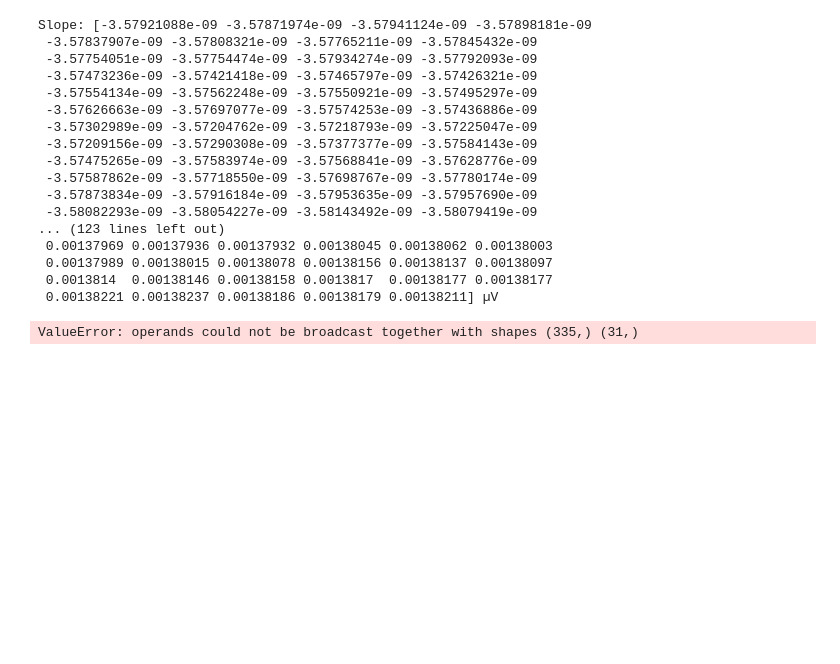
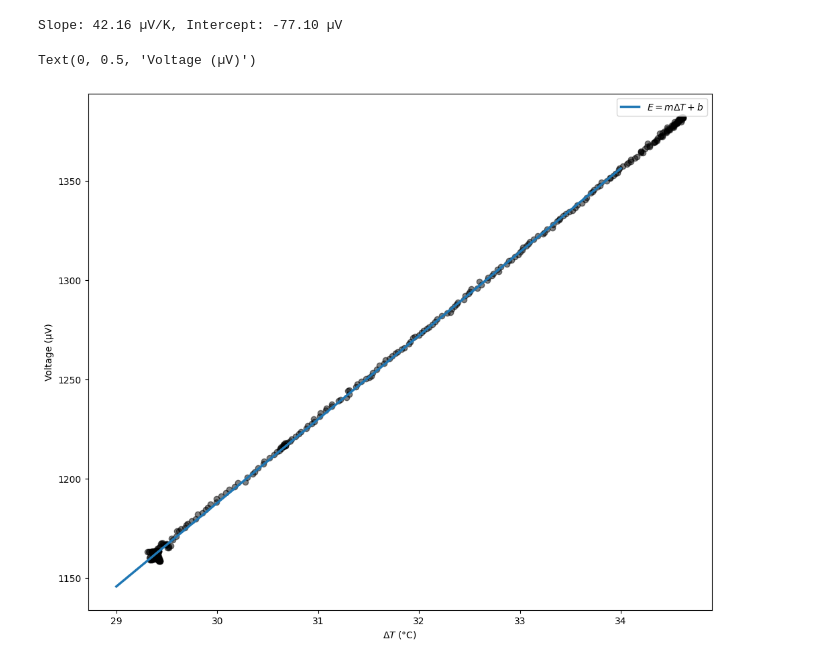
Before and after one commit to EP-Shark/MET4400C_Ins-obs_labs, a Jupyter notebook: Labs/Mini_lab1/Mini_lab1-1.ipynb, the cells around one changed output. Saved outputs shown, nothing was run; the diff lists cells and outputs as text; code cells hidden in the pictures; blank space fills up the shorter version.

```diff
--- a/Labs/Mini_lab1/Mini_lab1-1.ipynb
+++ b/Labs/Mini_lab1/Mini_lab1-1.ipynb
@@ -59,27 +71,18 @@ plt.tick_params(axis='y', rotation=45)
 # %%
-m = E / np.sum(x-np.mean(x)**2) # units of µV/°C
-b = E #units of µV
-m = m.values
-b = b.values
-#print(f'Slope: {m} µV/K, Intercept: {b} µV')
+m = np.sum((x - np.mean(x)) * (y - np.mean(y))) / np.sum((x - np.mean(x))**2)  # units of µV/°C
+b = np.mean(y) - m * np.mean(x)  # units of µV
+print(f'Slope: {m:.2f} µV/K, Intercept: {b:.2f} µV')
 # %% [output]
-Slope: [-3.57921088e-09 -3.57871974e-09 -3.57941124e-09 -3.57898181e-09
- -3.57837907e-09 -3.57808321e-09 -3.57765211e-09 -3.57845432e-09
- -3.57754051e-09 -3.57754474e-09 -3.57934274e-09 -3.57792093e-09
- -3.57473236e-09 -3.57421418e-09 -3.57465797e-09 -3.57426321e-09
- -3.57554134e-09 -3.57562248e-09 -3.57550921e-09 -3.57495297e-09
- -3.57626663e-09 -3.57697077e-09 -3.57574253e-09 -3.57436886e-09
- -3.57302989e-09 -3.57204762e-09 -3.57218793e-09 -3.57225047e-09
- -3.57209156e-09 -3.57290308e-09 -3.57377377e-09 -3.57584143e-09
- -3.57475265e-09 -3.57583974e-09 -3.57568841e-09 -3.57628776e-09
- -3.57587862e-09 -3.57718550e-09 -3.57698767e-09 -3.57780174e-09
- -3.57873834e-09 -3.57916184e-09 -3.57953635e-09 -3.57957690e-09
- -3.58082293e-09 -3.58054227e-09 -3.58143492e-09 -3.58079419e-09
-... (123 lines left out)
- 0.00137969 0.00137936 0.00137932 0.00138045 0.00138062 0.00138003
- 0.00137989 0.00138015 0.00138078 0.00138156 0.00138137 0.00138097
- 0.0013814  0.00138146 0.00138158 0.0013817  0.00138177 0.00138177
- 0.00138221 0.00138237 0.00138186 0.00138179 0.00138211] µV
+Slope: 42.16 µV/K, Intercept: -77.10 µV
 # %%
+# Scatter Plot with best fit line
+plt.figure(figsize=(12,10))
+plt.scatter(x,y, c='k' , alpha = 0.5)
+xx = np.arange(29,34+1) #Set the minimum and maximum values based on your experiment
+plt.plot(xx,m*xx+b,lw=2.5,label=r'$E=m \Delta T+b$')
+plt.legend()
+plt.xlabel(r'$\Delta T$ (°C)')
+plt.ylabel('Voltage (µV)')
 # %% [output]
-ValueError: operands could not be broadcast together with shapes (335,) (31,)
+Text(0, 0.5, 'Voltage (µV)')
+[figure, added]
```
Also changed, not shown: parts of 4 cells of this notebook.
